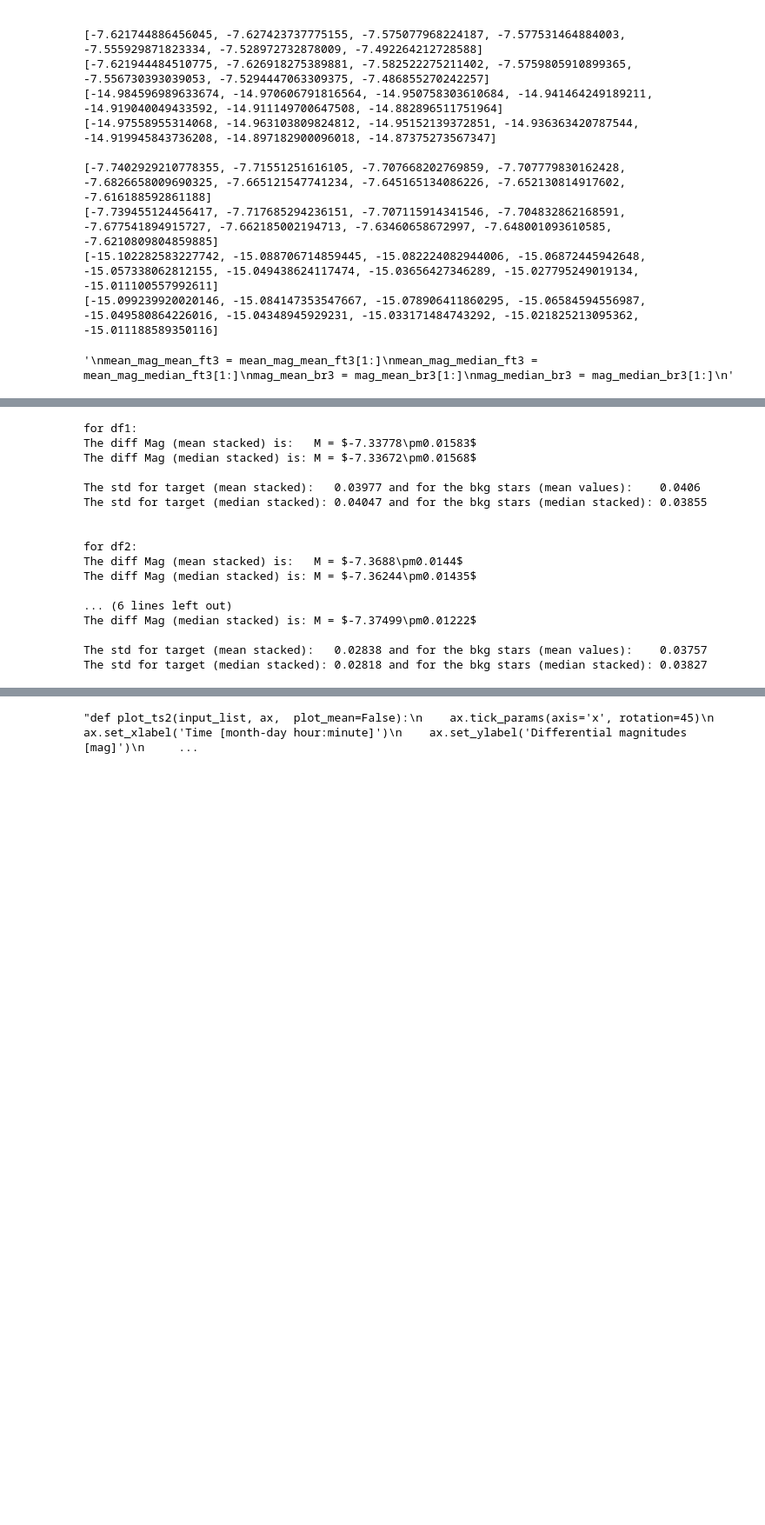
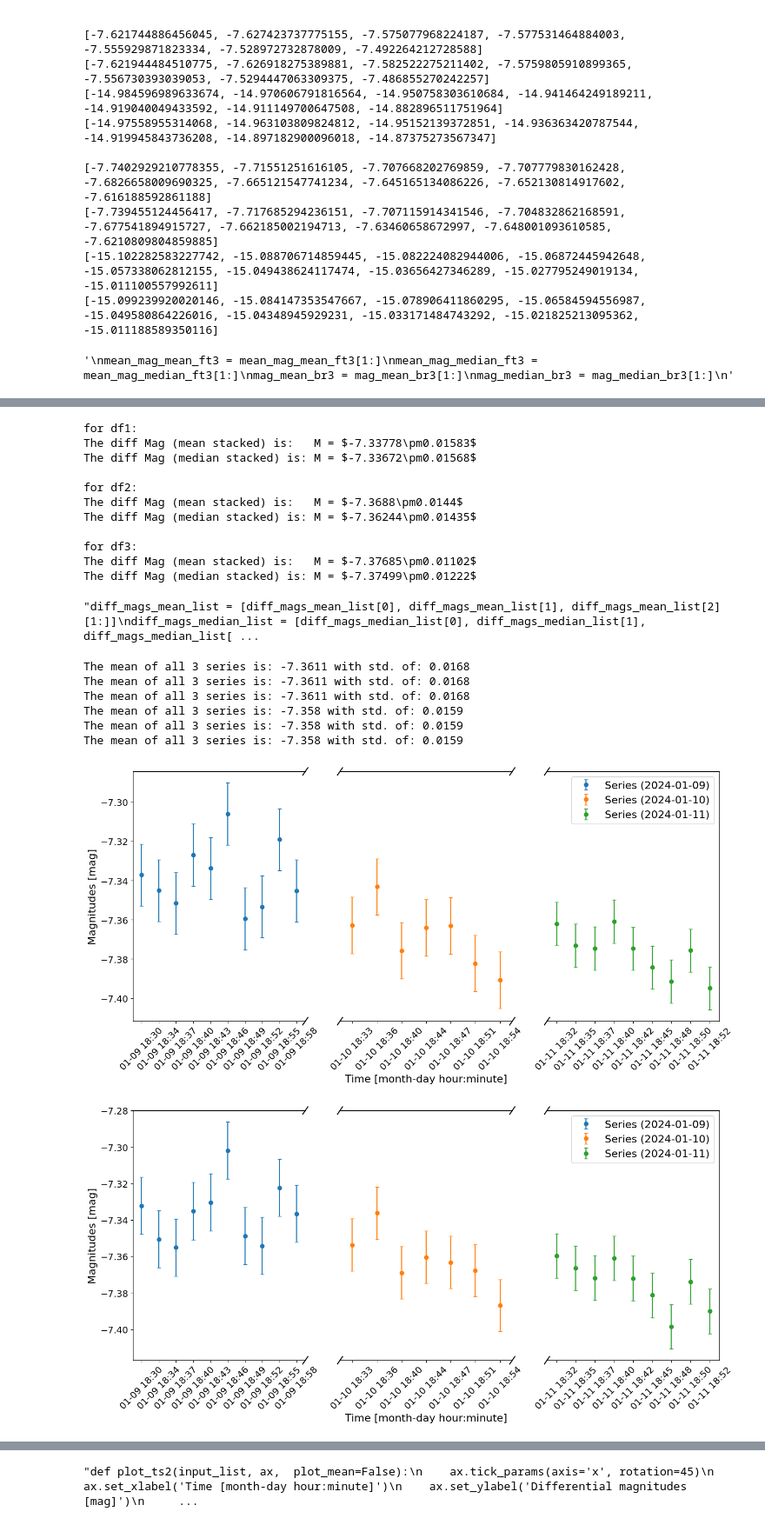
Before and after one commit to finnlsw/bachelorarbeit, a Jupyter notebook: Color_magnitude_diagrams.ipynb, the cells around one changed output, grey strips where cells are left out. Shown at 87% size. Saved outputs shown, nothing was run; the diff lists cells and outputs as text; code cells hidden in the pictures; blank space fills up the shorter version.

Commit message:
added new files for result plots

```diff
--- a/Color_magnitude_diagrams.ipynb
+++ b/Color_magnitude_diagrams.ipynb
@@ -311,11 +352,7 @@ def get_mag_lists(df):
 
 
 
-def get_mag_lists_mesh(df_list):
-    df_ft = df_list[0] # all rows expept last one (bright star), all columns
-    #display(df_ft)
-    df_br = df_list[1] #just last row
-    #display(df_br)
+def get_mag_lists_mesh(df_ft, df_br):
 
     mag_mean_columns_ft = [col for col in df_ft.columns if 'Mag_Mean_Im' in col]
     mag_mean_ft = df_ft[mag_mean_columns_ft].values.T.tolist()
@@ -348,7 +385,7 @@ mean_mag_median_ft_list = []
 mag_mean_br_list = []
 mag_median_br_list = []
 
-if series_type != 'mesh ':
+if series_type != 'mesh':
     print('no mesh')
     for df in fil_dfs:
         mean_mag_mean_ft, mean_mag_median_ft, mag_mean_br, mag_median_br = get_mag_lists(df)
@@ -359,16 +396,12 @@ if series_type != 'mesh ':
 
 else:
     print('mesh')
-    mean_mag_mean_ft, mean_mag_median_ft, mag_mean_br, mag_median_br = get_mag_lists_mesh(df_list[:2]) #chante later back to (df_list) !!!!!!!!
-    mean_mag_mean_ft_list.append(mean_mag_mean_ft)
-    mean_mag_median_ft_list.append(mean_mag_median_ft)
-    mag_mean_br_list.append(mag_mean_br)
-    mag_median_br_list.append(mag_median_br)
-    mean_mag_mean_ft, mean_mag_median_ft, mag_mean_br, mag_median_br = get_mag_lists_mesh(df_list[2:])
-    mean_mag_mean_ft_list.append(mean_mag_mean_ft)
-    mean_mag_median_ft_list.append(mean_mag_median_ft)
-    mag_mean_br_list.append(mag_mean_br)
-    mag_median_br_list.append(mag_median_br)
+    for i in range (len(time_list)):
+        mean_mag_mean_ft, mean_mag_median_ft, mag_mean_br, mag_median_br = get_mag_lists_mesh(fil_dfs_ft[i], fil_dfs_br[i])
+        mean_mag_mean_ft_list.append(mean_mag_mean_ft)
+        mean_mag_median_ft_list.append(mean_mag_median_ft)
+        mag_mean_br_list.append(mag_mean_br)
+        mag_median_br_list.append(mag_median_br)
 # %% [output]
 no mesh
 [-7.736574946956317, -7.728601766601511, -7.707528728785728, -7.715718191095223, -7.695856013556282, -7.700160130137522, -7.643847799664987, -7.64315335318174, -7.644650934220968, -7.61364012757857]
@@ -402,10 +447,8 @@ def calc_results(mag_ft_mean, mag_br_mean, mag_ft_median, mag_br_median):
     print(f'The diff Mag (mean stacked) is:   M = ${round(np.mean(diff_mags_mean), 5)}\pm{round(np.std(diff_mags_mean), 5)}$')
     print(f'The diff Mag (median stacked) is: M = ${round(np.mean(diff_mags_median), 5)}\pm{round(np.std(diff_mags_median), 5)}$')
     print('')
-    print(f'The std for target (mean stacked):   {round(np.std(mag_br_mean), 5)} and for the bkg stars (mean values):    {round(np.std(mag_ft_mean), 5)}')
-    print(f'The std for target (median stacked): {round(np.std(mag_br_median), 5)} and for the bkg stars (median stacked): {round(np.std(mag_ft_median), 5)}')
-    print('')
-    print('')
+    #print(f'The std for target (mean stacked):   {round(np.std(mag_br_mean), 5)} and for the bkg stars (mean values):    {round(np.std(mag_ft_mean), 5)}')
+    #print(f'The std for target (median stacked): {round(np.std(mag_br_median), 5)} and for the bkg stars (median stacked): {round(np.std(mag_ft_median), 5)}')
     return diff_mags_mean, diff_mags_median
 
 
@@ -420,17 +463,23 @@ for i in range(len(mean_mag_mean_ft_list)):
 for df1:
 The diff Mag (mean stacked) is:   M = $-7.33778\pm0.01583$
 The diff Mag (median stacked) is: M = $-7.33672\pm0.01568$
-
-The std for target (mean stacked):   0.03977 and for the bkg stars (mean values):    0.0406
-The std for target (median stacked): 0.04047 and for the bkg stars (median stacked): 0.03855
-
 
 for df2:
 The diff Mag (mean stacked) is:   M = $-7.3688\pm0.0144$
 The diff Mag (median stacked) is: M = $-7.36244\pm0.01435$
 
-... (6 lines left out)
+for df3:
+The diff Mag (mean stacked) is:   M = $-7.37685\pm0.01102$
 The diff Mag (median stacked) is: M = $-7.37499\pm0.01222$
-
-The std for target (mean stacked):   0.02838 and for the bkg stars (mean values):    0.03757
-The std for target (median stacked): 0.02818 and for the bkg stars (median stacked): 0.03827
+# %%
+# JUST for ls Hip100587 B remove later !!!!!!!!!!!!!!!!!!!!!!!!!!!!
+'''diff_mags_mean_list = [diff_mags_mean_list[0], diff_mags_mean_list[1], diff_mags_mean_list[2][1:]]
+diff_mags_median_list = [diff_mags_median_list[0], diff_mags_median_list[1], diff_mags_median_list[2][1:]]
+mean_mag_mean_ft_list = [mean_mag_mean_ft_list[0], mean_mag_mean_ft_list[1], mean_mag_mean_ft_list[2][1:]]
+mag_mean_br_list = [mag_mean_br_list[0], mag_mean_br_list[1], mag_mean_br_list[2][1:]]
+short_times = [short_times[0], short_times[1], short_times[2][1:]]
+print(len(diff_mags_mean_list[2]), len(short_times[2]))
+print(f'${round(np.mean(diff_mags_mean_list[2]),4)}\pm{round(np.std(diff_mags_mean_list[2]),4)}')
+print(f'${round(np.mean(diff_mags_median_list[2]),4)}\pm{round(np.std(diff_mags_median_list[2]),4)}')'''
+# %% [output]
+"diff_mags_mean_list = [diff_mags_mean_list[0], diff_mags_mean_list[1], diff_mags_mean_list[2][1:]]\ndiff_mags_median_list = [diff_mags_median_list[0], diff_mags_median_list[1], diff_mags_median_list[ ...
@@ -436,0 +532,18 @@ The std for target (median stacked): 0.02818 and for the bkg stars (median stack
+# %%
+#mean stacked
+#title = f'Time series of differential magnitudes for {target} in "{series_type} method" with {filter_list[0]} filter'
+plot_ts(diff_mags_mean_list,  plot_mean=False)
+plt.savefig(f'/home/finn/Pictures/Results Time Series Final/{series_type}_{target}_{filter_list[0][:1]}_diff_mags_mean_stacked.png')
+
+#median stacked
+plot_ts(diff_mags_median_list,  plot_mean=False)
+plt.savefig(f'/home/finn/Pictures/Results Time Series Final/{series_type}_{target}_{filter_list[0][:1]}_diff_mags_median_stacked.png')
+# %% [output]
+The mean of all 3 series is: -7.3611 with std. of: 0.0168
+The mean of all 3 series is: -7.3611 with std. of: 0.0168
+The mean of all 3 series is: -7.3611 with std. of: 0.0168
+The mean of all 3 series is: -7.358 with std. of: 0.0159
+The mean of all 3 series is: -7.358 with std. of: 0.0159
+The mean of all 3 series is: -7.358 with std. of: 0.0159
+[figure, added]
+[figure, added]
```
Also changed, not shown: parts of 15 cells of this notebook, 8 other files.
